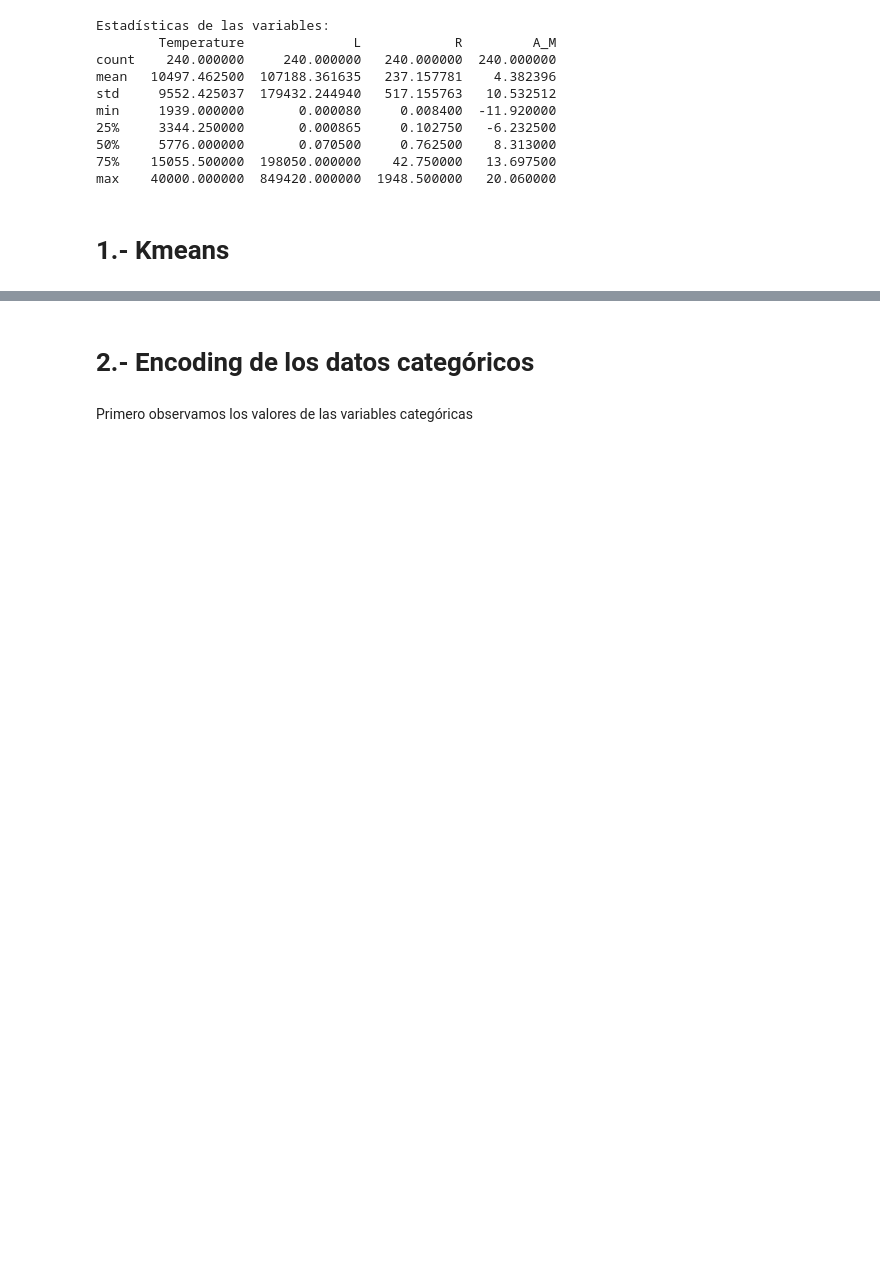
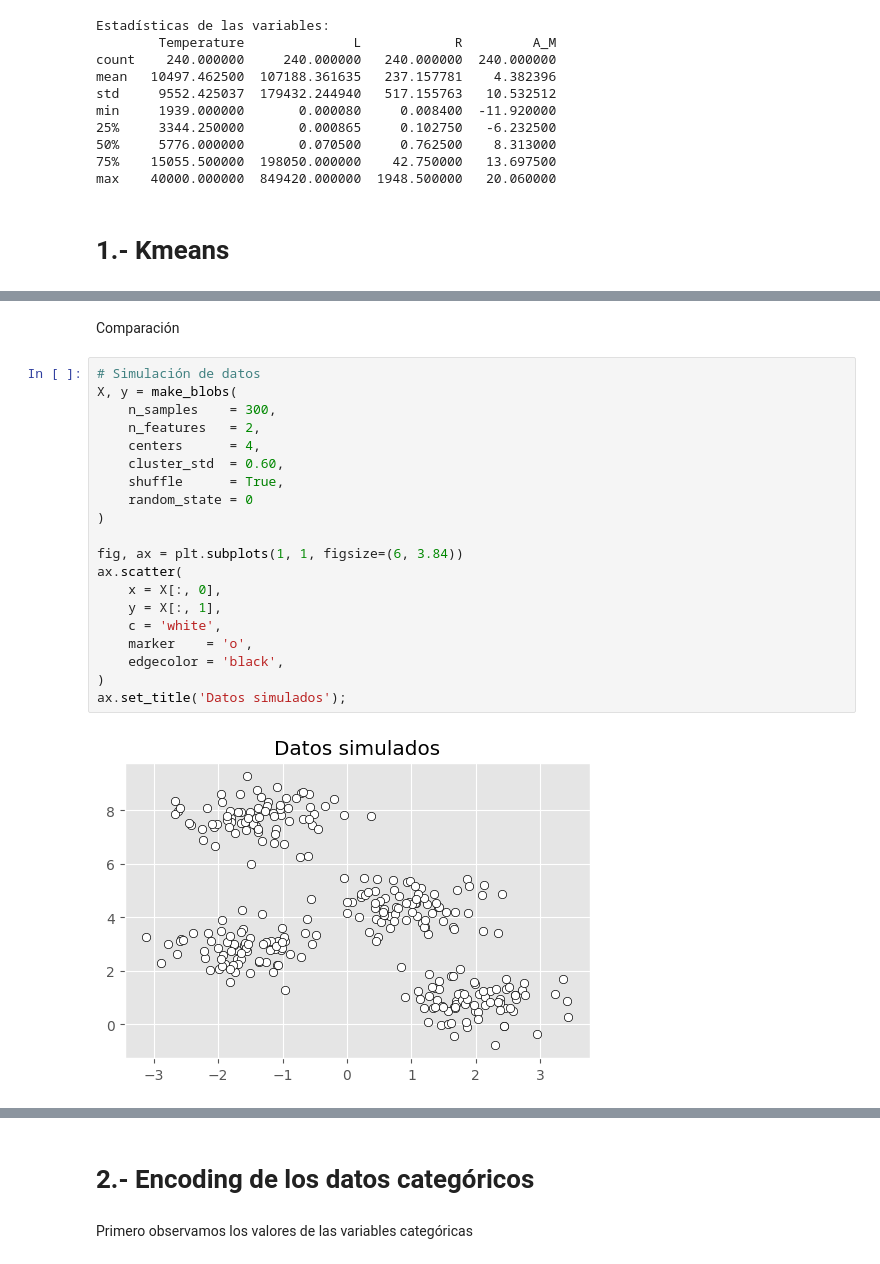
Before and after one commit to RaulCarrero02/G23.P2.100451286.100472334, a Jupyter notebook: kmean.ipynb, the cells around one changed output, grey strips where cells are left out. Cells and saved outputs as stored; diff of their text form; blank space fills up the shorter version.

```diff
--- a/kmean.ipynb
+++ b/kmean.ipynb
@@ -178 +220,25 @@ def kmeans(datos, k, max_iter=100):
     return centroides, asignaciones
+# %% [markdown]
+Comparación
+# %%
+# Simulación de datos
+X, y = make_blobs(
+    n_samples    = 300,
+    n_features   = 2,
+    centers      = 4,
+    cluster_std  = 0.60,
+    shuffle      = True,
+    random_state = 0
+)
+
+fig, ax = plt.subplots(1, 1, figsize=(6, 3.84))
+ax.scatter(
+    x = X[:, 0],
+    y = X[:, 1],
+    c = 'white',
+    marker    = 'o',
+    edgecolor = 'black',
+)
+ax.set_title('Datos simulados');
+# %% [output]
+[figure, added]
```
Also changed, not shown: parts of 17 cells of this notebook.
